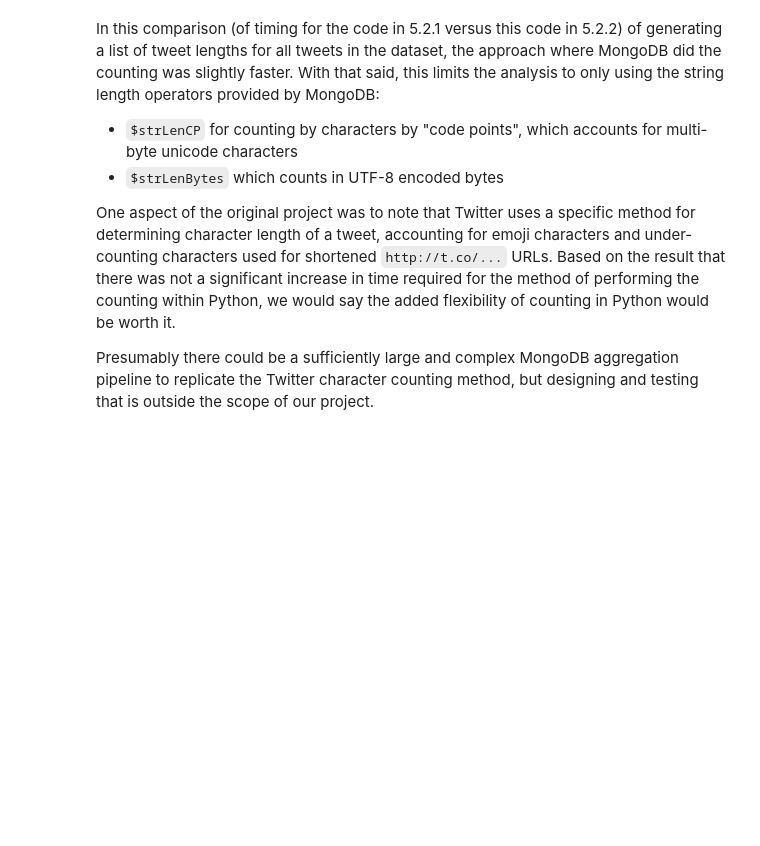
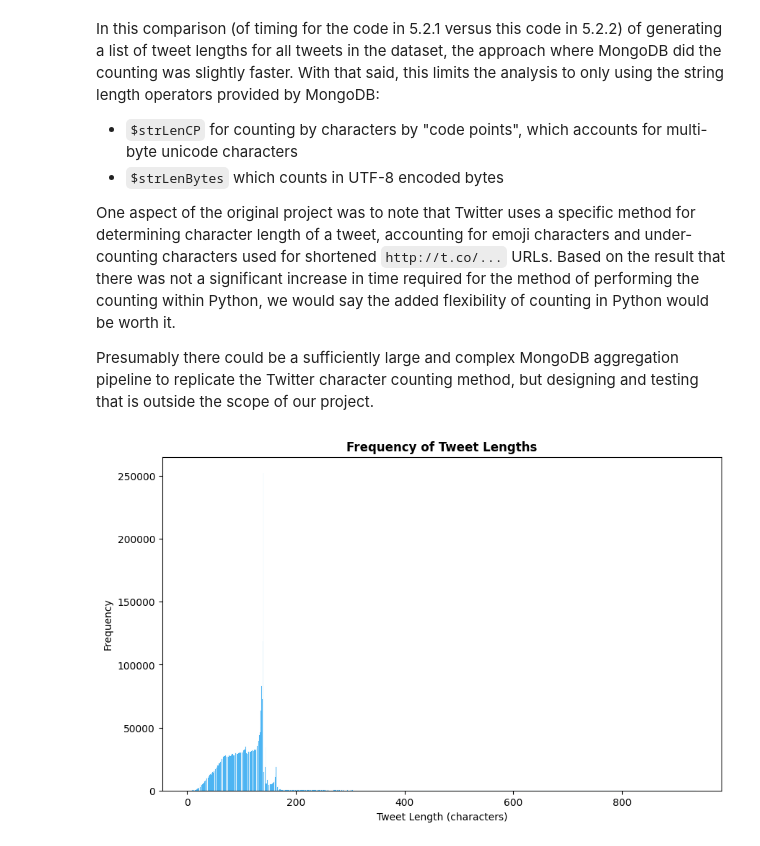
Before and after one commit to disinfo-detectors/ttt_pymongo, a Jupyter notebook: src/01_merge_and_preprocess.ipynb, the cells around one changed output. Drawn from its saved outputs; the diff is of its cells as text; code cells hidden in the pictures; blank space fills up the shorter version.

```diff
--- a/src/01_merge_and_preprocess.ipynb
+++ b/src/01_merge_and_preprocess.ipynb
@@ -1123,3 +1123,27 @@ In this comparison (of timing for the code in 5.2.1 versus this code in 5.2.2) o
 One aspect of the original project was to note that Twitter uses a specific method for determining character length of a tweet, accounting for emoji characters and under-counting characters used for shortened `http://t.co/...` URLs. Based on the result that there was not a significant increase in time required for the method of performing the counting within Python, we would say the added flexibility of counting in Python would be worth it.
 
 Presumably there could be a sufficiently large and complex MongoDB aggregation pipeline to replicate the Twitter character counting method, but designing and testing that is outside the scope of our project.
+# %%
+# generate one more graph using the MongoDB counts
+twitter_colors = {
+    'blue': r"#1DA1F2",     # source: https://usbrandcolors.com/twitter-colors/
+    'black': r"#14171A",
+    'dark gray': r"#657786",
+    'dark blue': r"#0f5580" # "blue" with brightness changed 88% to 50%, non-standard color
+}
+
+# Create the figure and axes
+fig, ax = plt.subplots(figsize=(10, 6))
+
+# Set the title, x-axis label, and y-axis label
+ax.set_title("Frequency of Tweet Lengths", weight='bold')
+ax.set_xlabel("Tweet Length (characters)")
+ax.set_ylabel("Frequency")
+
+# Plot the bar chart using seaborn
+sns.histplot(tweet_lengths, color=twitter_colors['blue'], edgecolor=twitter_colors['blue'], ax=ax)
+
+# Show the plot
+plt.show()
+# %% [output]
+[figure, added]
```
Also changed, not shown: parts of 11 cells of this notebook.
